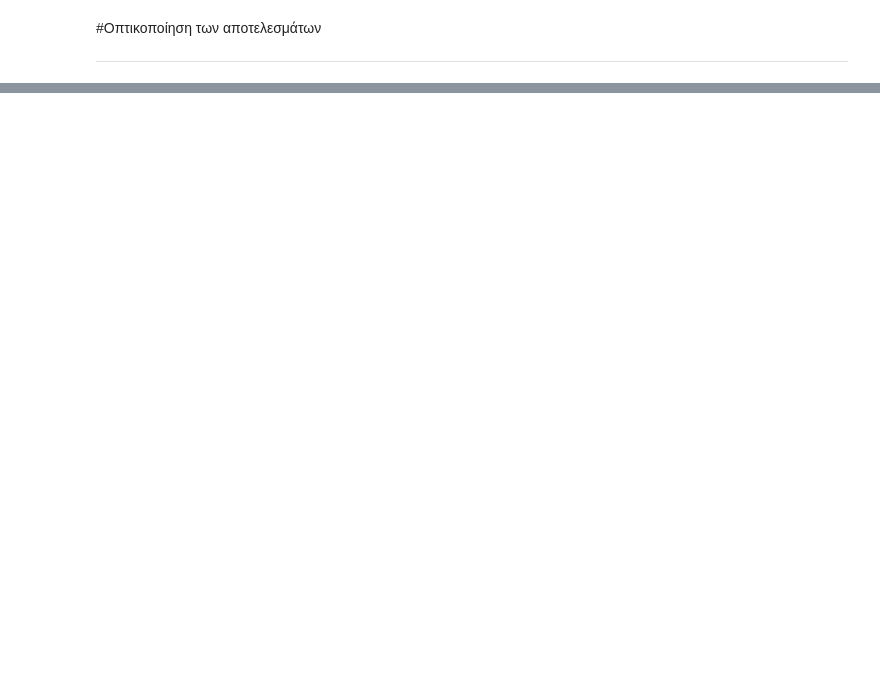
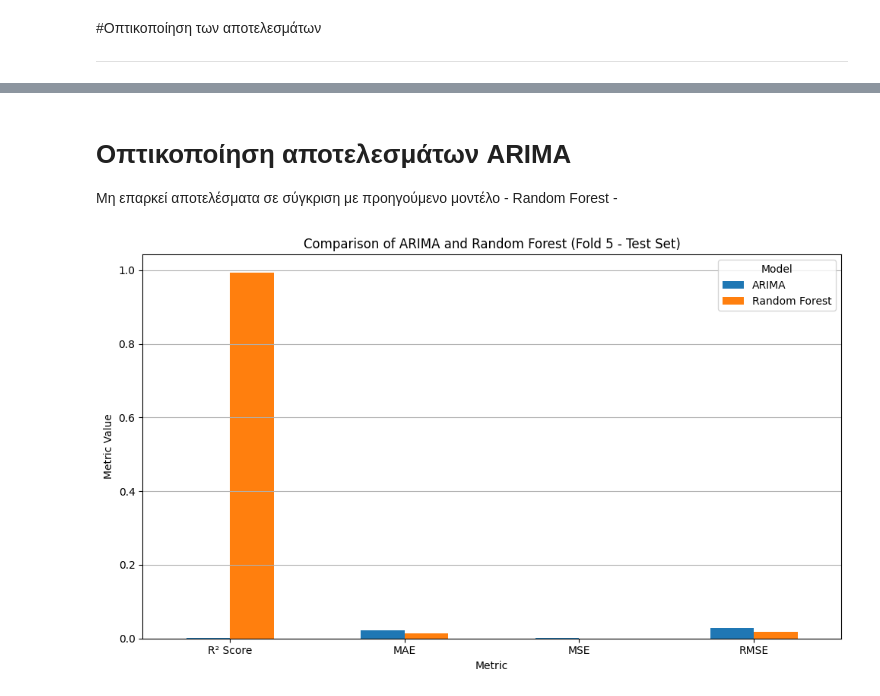
Before and after one commit to chrisaMel/Machine-Learning, a Jupyter notebook: BitCoinApallaktiki.ipynb, the cells around one changed output, grey strips where cells are left out. Drawn from its saved outputs; the diff is of its cells as text; code cells hidden in the pictures; blank space fills up the shorter version.

```diff
--- a/BitCoinApallaktiki.ipynb
+++ b/BitCoinApallaktiki.ipynb
@@ -742,0 +1106,40 @@ print("Τα αποτελέσματα αποθηκεύτηκαν στο αρχε
+# %% [markdown]
+# Οπτικοποίηση αποτελεσμάτων ARIMA
+Μη επαρκεί αποτελέσματα σε σύγκριση με προηγούμενο μοντέλο - Random Forest -
+# %%
+# Φόρτωση δεδομένων Random Forest
+random_forest_results = pd.read_csv('model_results.csv')
+
+# Φιλτράρισμα δεδομένων για Fold 5 και Test set
+arima_fold5_test = results_df_arima[(results_df_arima['Fold'] == 5) & (results_df_arima['Training or val set'] == 'test')]
+random_forest_fold5_test = random_forest_results[(random_forest_results['Fold'] == 5) & (random_forest_results['Training or val or test set'] == 'test')]
+
+# Συνδυασμός αποτελεσμάτων
+comparison_df = pd.DataFrame({
+    'Metric': ['R² Score', 'MAE', 'MSE', 'RMSE'],
+    'ARIMA': [
+        arima_fold5_test['R² Score'].values[0],
+        arima_fold5_test['MAE'].values[0],
+        arima_fold5_test['MSE'].values[0],
+        arima_fold5_test['RMSE'].values[0]
+    ],
+    'Random Forest': [
+        random_forest_fold5_test['R² Score'].values[0],
+        random_forest_fold5_test['MAE'].values[0],
+        random_forest_fold5_test['MSE'].values[0],
+        random_forest_fold5_test['RMSE'].values[0]
+    ]
+})
+
+# Δημιουργία διαγράμματος σύγκρισης
+comparison_df.set_index('Metric').plot(kind='bar', figsize=(10, 6))
+plt.title('Comparison of ARIMA and Random Forest (Fold 5 - Test Set)')
+plt.ylabel('Metric Value')
+plt.xlabel('Metric')
+plt.xticks(rotation=0)
+plt.legend(title='Model')
+plt.grid(axis='y')
+plt.tight_layout()
+plt.show()
+# %% [output]
+[figure, added]
```
Also changed, not shown: parts of 20 cells of this notebook.
